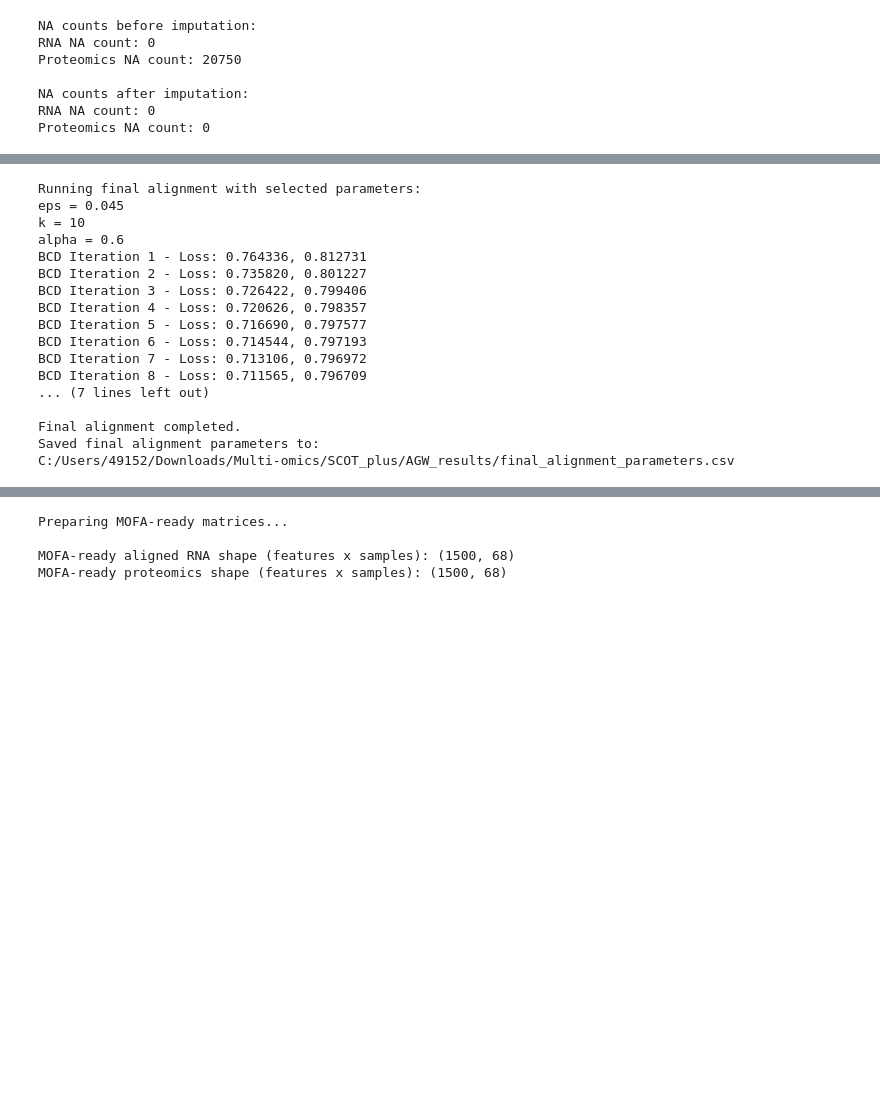
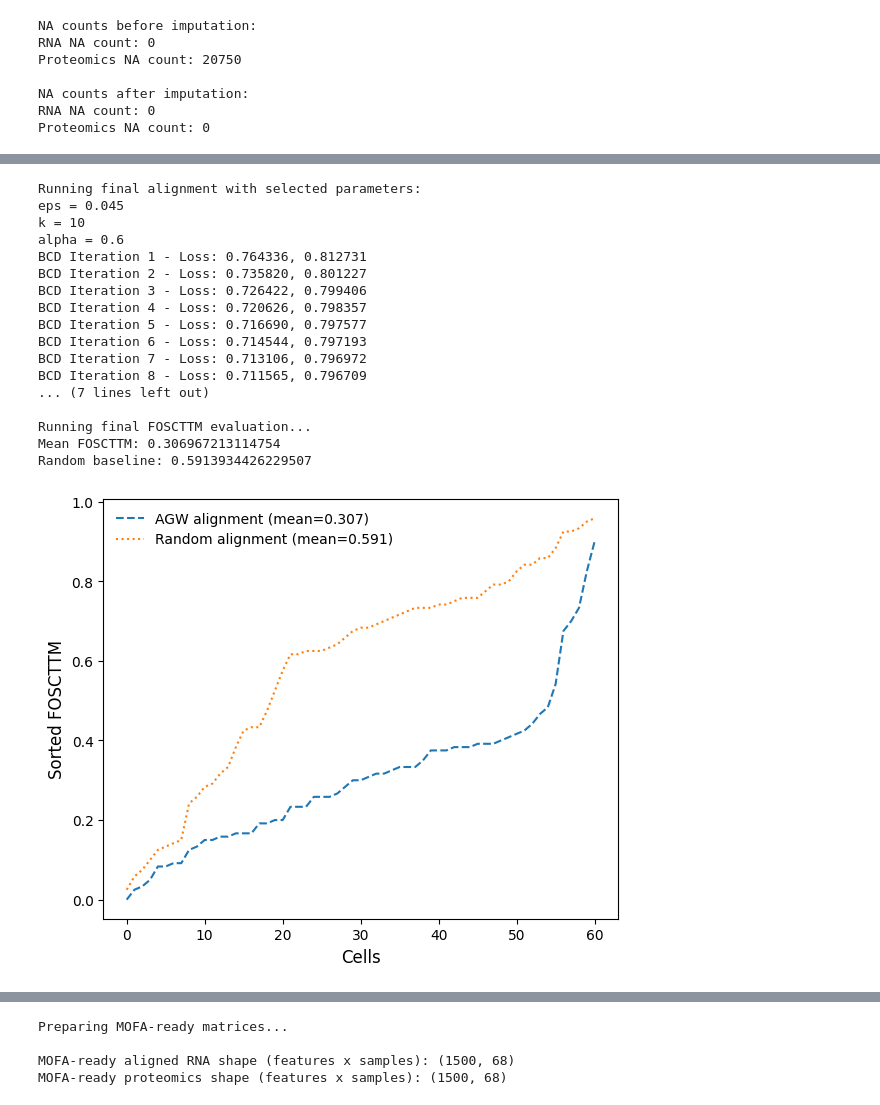
Before and after one commit to rpisalive/Unpaired_single-cell_multiomics_integration, a Jupyter notebook: Script/3_Alignment_based_integration/3_SCOTplus_run.ipynb, the cells around one changed output, grey strips where cells are left out. Saved outputs shown, nothing was run; the diff lists cells and outputs as text; code cells hidden in the pictures; blank space fills up the shorter version.

```diff
--- a/Script/3_Alignment_based_integration/3_SCOTplus_run.ipynb
+++ b/Script/3_Alignment_based_integration/3_SCOTplus_run.ipynb
@@ -556,0 +246,5 @@ Alpha comparison summary:
+# %%
+#Function definition
+def save_figure_both(fig, out_base):
+    fig.savefig(f"{out_base}.svg", format="svg", bbox_inches="tight")
+    fig.savefig(f"{out_base}.eps", format="eps", bbox_inches="tight")
@@ -557,40 +745,80 @@ Alpha comparison summary:
 # %%
 # Final alignment, define alpha after inspecting the alpha comparison plots
-
 final_alpha = 0.6
 
 # Safety check
 if not (0 <= final_alpha <= 1):
     raise ValueError(f"final_alpha must be between 0 and 1, got {final_alpha}")
 
 if final_alpha not in alpha_compare:
     print(f"Warning: final_alpha={final_alpha} was not included in alpha_compare={alpha_compare}")
 
 print("\nRunning final alignment with selected parameters:")
 print(f"eps = {eps}")
 print(f"k = {best_k}")
 print(f"alpha = {final_alpha}")
 
-# Recompute graph distances using the selected k
+#Recompute graph distances using the selected k
 D_rna_knn, D_prot_knn = compute_knn_graphs(rna_mtx, prot_mtx, best_k, device)
 
-# Run final AGW alignment
+#Run final AGW alignment
 pi_samp, _, pi_feat = scot.agw(rna_mtx, prot_mtx, D_rna_knn, D_prot_knn, alpha=final_alpha, eps=eps, verbose=True)
+
+#FOSCTTM evaluation based on the selected alpha
+print("\nRunning final FOSCTTM evaluation...")
+
+#Aligned RNA in protein feature space on RNA sample axis
+aligned_rna_prot_space = get_barycentre(prot_mtx, pi_samp, device=device)
+aligned_rna_prot_space_np = aligned_rna_prot_space.detach().cpu().numpy()
+
+#Compute FOSCTTM on true paired samples
+rna_common = aligned_rna_prot_space_np[rna_common_idx, :]
+prot_common = prot_mtx[prot_common_idx, :]
+
+fracs = FOSCTTM(prot_common, rna_common)
+mean_fos = float(np.mean(fracs))
+
+# Random baseline
+perm = np.random.permutation(len(prot_common))
+rand_fracs = FOSCTTM(prot_common[perm], rna_common)
+mean_rand = float(np.mean(rand_fracs))
+
+print("Mean FOSCTTM:", mean_fos)
+print("Random baseline:", mean_rand)
+
+# Standalone FOSCTTM plot
+for ext in ["svg", "eps"]:
+    fig, ax = plt.subplots(figsize=(6, 5))
+    ax.plot(np.arange(len(fracs)), np.sort(fracs), linestyle="--", label=f"AGW alignment (mean={mean_fos:.3f})")
+    ax.plot(np.arange(len(rand_fracs)), np.sort(rand_fracs), linestyle=":", label=f"Random alignment (mean={mean_rand:.3f})")
+    ax.set_xlabel("Cells", fontsize=12)
+    ax.set_ylabel("Sorted FOSCTTM", fontsize=12)
+    ax.tick_params(labelsize=10)
+    ax.legend(frameon=False, fontsize=10)
+    fig.tight_layout()
+    fig.savefig(os.path.join(OUT_DIR, f"FOSCTTM_final.{ext}"), format=ext, bbox_inches="tight")
+    plt.show()
+    plt.close(fig)
+
+final_foscttm_df = pd.DataFrame([{"alpha": final_alpha, "k": best_k, "eps": eps, "mean_foscttm": mean_fos, "random_baseline": mean_rand}])
+
+final_foscttm_df.to_csv(os.path.join(OUT_DIR, "final_foscttm_summary.csv"), index=False)
 # %% [output]
 Running final alignment with selected parameters:
 eps = 0.045
 k = 10
 alpha = 0.6
 BCD Iteration 1 - Loss: 0.764336, 0.812731
 BCD Iteration 2 - Loss: 0.735820, 0.801227
 BCD Iteration 3 - Loss: 0.726422, 0.799406
 BCD Iteration 4 - Loss: 0.720626, 0.798357
 BCD Iteration 5 - Loss: 0.716690, 0.797577
 BCD Iteration 6 - Loss: 0.714544, 0.797193
 BCD Iteration 7 - Loss: 0.713106, 0.796972
 BCD Iteration 8 - Loss: 0.711565, 0.796709
 ... (7 lines left out)
 
-Final alignment completed.
-Saved final alignment parameters to:
-C:/Users/49152/Downloads/Multi-omics/SCOT_plus/AGW_results/final_alignment_parameters.csv
+Running final FOSCTTM evaluation...
+Mean FOSCTTM: 0.306967213114754
+Random baseline: 0.5913934426229507
+[figure, added]
```
Also changed, not shown: parts of 12 cells of this notebook, 5 other files.
